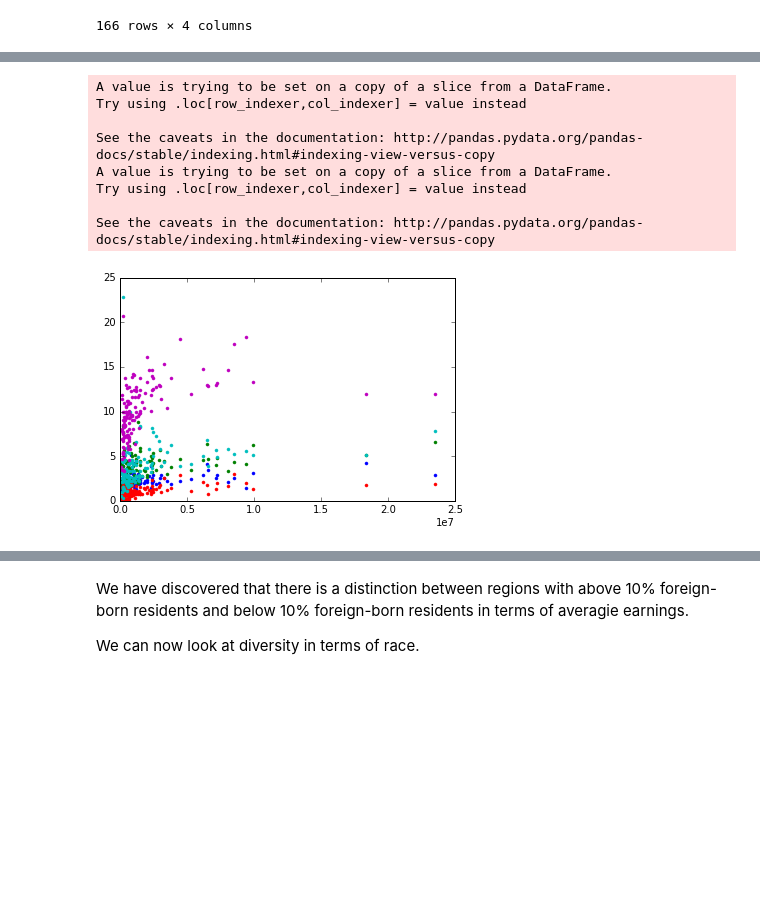
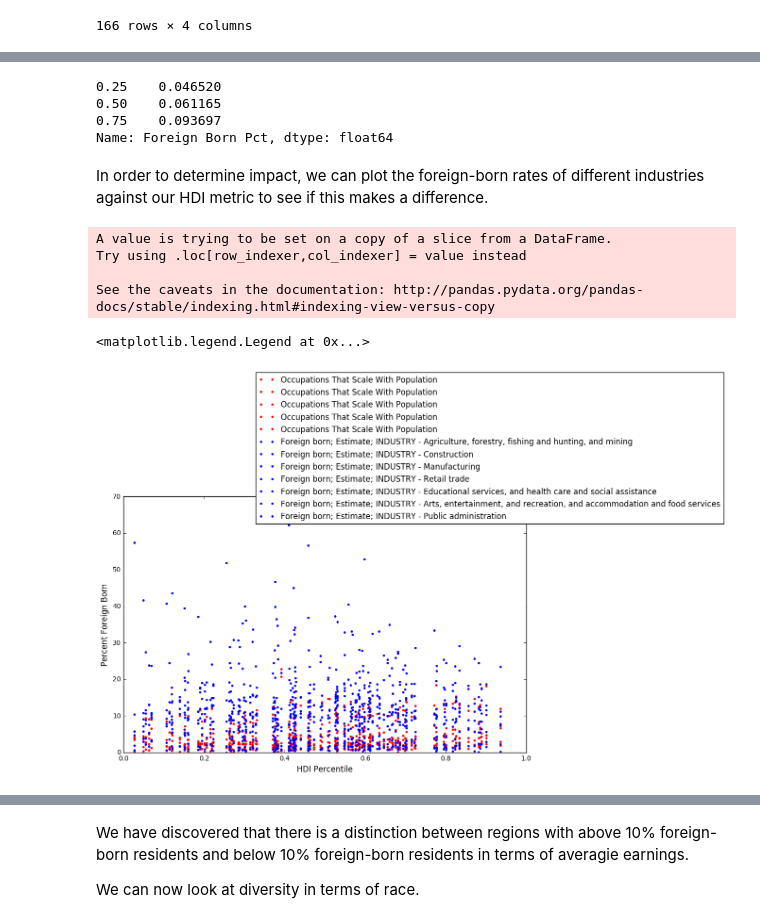
Before and after one commit to jacobjzhang/applied-stats-midterm, a Jupyter notebook: final-project.ipynb, the cells around one changed output, grey strips where cells are left out. Cells and saved outputs as stored; diff of their text form; code cells hidden in the pictures; blank space fills up the shorter version.

```diff
--- a/final-project.ipynb
+++ b/final-project.ipynb
@@ -18,18 +15,15 @@ from scipy import stats
 from scipy.stats.mstats import gmean
 
 # Importing and formatting population data
-populations = pandas.read_csv('datasets/population_values.csv', sep=',', index_col=False, encoding='latin-1', skiprows=1, skipfooter=4, engine='python')
-pop_index = populations.set_index('Geographic region', drop=False)
+pop_index = pandas.read_csv('datasets/population_values.csv', sep=',', index_col=False, encoding='latin-1', skiprows=1, skipfooter=4, engine='python').set_index('Geographic region', drop=False)
 latest_pop = pop_index[pop_index['Geographic region'] != 'United States']['Population Estimate (as of July 1) - 2015']
 
 # Importing and formatting educational establishment data
-frame = pandas.read_csv('datasets/educational_est_values.csv', sep=',', encoding='latin-1', skiprows=1)
-edu_by_geo = frame.set_index('Geographic area name', drop=False)
+edu_by_geo = pandas.read_csv('datasets/educational_est_values.csv', sep=',', encoding='latin-1', skiprows=1).set_index('Geographic area name', drop=False)
 all_edu_est = edu_by_geo[edu_by_geo['Meaning of Type of operation or tax status code'] == 'All establishments']
 
 # Importing and formatting health establishment data
-health_est = pandas.read_csv('datasets/health_est_values.csv', sep=',', encoding='latin-1', skiprows=1)
-health_est = health_est.set_index('Geographic area name', drop=False)
+health_est = pandas.read_csv('datasets/health_est_values.csv', sep=',', encoding='latin-1', skiprows=1).set_index('Geographic area name', drop=False)
 health_est_all = health_est[health_est['Meaning of Type of operation or tax status code'] == 'All establishments']
 
 # Concatenating health and educational data
@@ -38,29 +32,25 @@ flattened_all_edu_est = all_edu_est.groupby('Geographic area name').sum().sort_v
 health_edu_est = pandas.concat([flattened_all_health_est['Number of establishments'], flattened_all_edu_est['Number of establishments']], axis=1)
 health_edu_est.columns = ['Health Establishments', 'Educational Establishments']
 
-
 # Importing and formatting economic data
 business = pandas.read_csv('datasets/business_est_values.csv', sep=',', encoding='latin-1', skiprows=13, skipfooter=24, engine='python')
 business_totals = business[business['Meaning of 2012 NAICS code'] == 'Total for all sectors']
 business_grouped = business_totals[['Geographic area name', 'Payroll Per Employee']].groupby('Geographic area name').sum()
 pandas.concat([health_edu_est, business_grouped['Payroll Per Employee'], latest_pop], axis=1).sort_values(by='Payroll Per Employee')
-
 full_table = pandas.concat([health_edu_est, business_grouped['Payroll Per Employee']], axis=1).sort_values(by='Payroll Per Employee').dropna()
 edu_table = pandas.concat([flattened_all_edu_est['Number of establishments'], latest_pop], axis=1)
 full_table['Residents per Edu. Est.'] = edu_table['Population Estimate (as of July 1) - 2015'] / edu_table['Number of establishments']
-
 health_table = pandas.concat([flattened_all_health_est['Number of establishments'], latest_pop], axis=1)
 full_table['Residents per Health Est.'] = health_table['Population Estimate (as of July 1) - 2015'] / health_table['Number of establishments']
 
-# Calculating the HDI
+# Calculating the HDI via stats.rankdata
 full_table['Residents Per Edu Percentile'] = 1 - stats.rankdata(full_table['Residents per Edu. Est.'], "average")/len(full_table['Residents per Edu. Est.'])
-
 full_table['Residents Per Health Percentile'] = 1 - stats.rankdata(full_table['Residents per Health Est.'], "average")/len(full_table['Residents per Health Est.'])
 full_table['Payroll Percentile'] = (stats.rankdata(full_table['Payroll Per Employee'], "average")/len(full_table['Payroll Per Employee']))
 res = full_table['Residents Per Edu Percentile'] * full_table['Residents Per Health Percentile'] * full_table['Payroll Percentile']
 full_table['HDI Percentile'] = res**(1. / 3.)
-clean_full_table = full_table[['Residents Per Edu Percentile', 'Residents Per Health Percentile', 'Payroll Percentile', 'HDI Percentile']]
-clean_full_table.sort_values(by='HDI Percentile')
+final = full_table[['Residents Per Edu Percentile', 'Residents Per Health Percentile', 'Payroll Percentile', 'HDI Percentile']]
+final.sort_values(by='HDI Percentile')
 # %% [output]
 |  | Residents Per Edu Percentile | Residents Per Health Percentile | Payroll Percentile | HDI Percentile |
 | Geographic area name |  |  |  |  |
@@ -270,34 +270,52 @@ other  ... slope:  2.36570720597e-08 ... intercept:  4.81096797182
+# %%
+demographics['Foreign Born Pct'] = demographics['Foreign born; Estimate; Total population']/demographics['Total; Estimate; Total population']
+demographics['Foreign Born Pct'].quantile([.25, .5, .75])
+# %% [output]
+0.25    0.046520
+0.50    0.061165
+0.75    0.093697
+Name: Foreign Born Pct, dtype: float64
 # %%
 posIndustries = industry_cats[['wholesale', 'utilities', 'information', 'finance', 'scientific']];
 posOccupations = occupation_cats[['mgmtBiz', 'sales']]
+# %% [markdown]
+In order to determine impact, we can plot the foreign-born rates of different industries against our HDI metric to see if this makes a difference.
 # %%
 demographics.rename(columns={'Foreign born; Estimate; INDUSTRY - Wholesale trade':'wholesaleFor',
     'Foreign born; Estimate; INDUSTRY - Transportation and warehousing, and utilities':'utilitiesFor',
     'Foreign born; Estimate; INDUSTRY - Information':'informationFor',
     'Foreign born; Estimate; INDUSTRY - Finance and insurance, and real estate and rental and leasing':'financeFor',
     'Foreign born; Estimate; INDUSTRY - Professional, scientific, and management, and administrative and waste management services':'scientificFor'}, inplace=True)
 
 foreign_labor = demographics[['wholesaleFor', 'utilitiesFor', 'informationFor', 'financeFor', 'scientificFor']]
-foreign_labor['population'] = demographics['population']
+# foreign_labor['population'] = demographics['population']
 # percentile rank
 foreign_labor['HDI'] = full_table['HDI Percentile']
-
 posSlopes = ['wholesaleFor', 'utilitiesFor', 'informationFor', 'financeFor', 'scientificFor']
 
-#     plt.plot(x, y, '.', label=ind)
+plt.figure(figsize=(11, 7))
+for labelName in posSlopes:
+    plt.plot(foreign_labor['HDI'], foreign_labor[labelName], '.', color='red', label='Occupations That Scale With Population')
 
-for labelName in posSlopes:
-    plt.plot(foreign_labor['population'], foreign_labor[labelName], '.')
+negSlopes = ['Foreign born; Estimate; INDUSTRY - Agriculture, forestry, fishing and hunting, and mining',
+'Foreign born; Estimate; INDUSTRY - Construction',
+'Foreign born; Estimate; INDUSTRY - Manufacturing',
+'Foreign born; Estimate; INDUSTRY - Retail trade',
+'Foreign born; Estimate; INDUSTRY - Educational services, and health care and social assistance',
+'Foreign born; Estimate; INDUSTRY - Arts, entertainment, and recreation, and accommodation and food services',
+'Foreign born; Estimate; INDUSTRY - Public administration']
+
+for labelName in negSlopes:
+    plt.plot(foreign_labor['HDI'], demographics[labelName], '.', label=labelName, color='blue')
 
 
-# , legend=True, label=labelName, figsize=(10, 8)
+plt.ylabel("Percent Foreign Born", fontsize=12)
+plt.xlabel("HDI Percentile", fontsize=12)
+plt.legend(bbox_to_anchor=(1.5, 1.5))
 # %% [output]
 A value is trying to be set on a copy of a slice from a DataFrame.
 Try using .loc[row_indexer,col_indexer] = value instead
 
 See the caveats in the documentation: http://pandas.pydata.org/pandas-docs/stable/indexing.html#indexing-view-versus-copy
-A value is trying to be set on a copy of a slice from a DataFrame.
-Try using .loc[row_indexer,col_indexer] = value instead
-
-See the caveats in the documentation: http://pandas.pydata.org/pandas-docs/stable/indexing.html#indexing-view-versus-copy
+<matplotlib.legend.Legend at 0x...>
-[figure, old version]
+[figure, new version]
```
Also changed, not shown: parts of 22 cells of this notebook.
